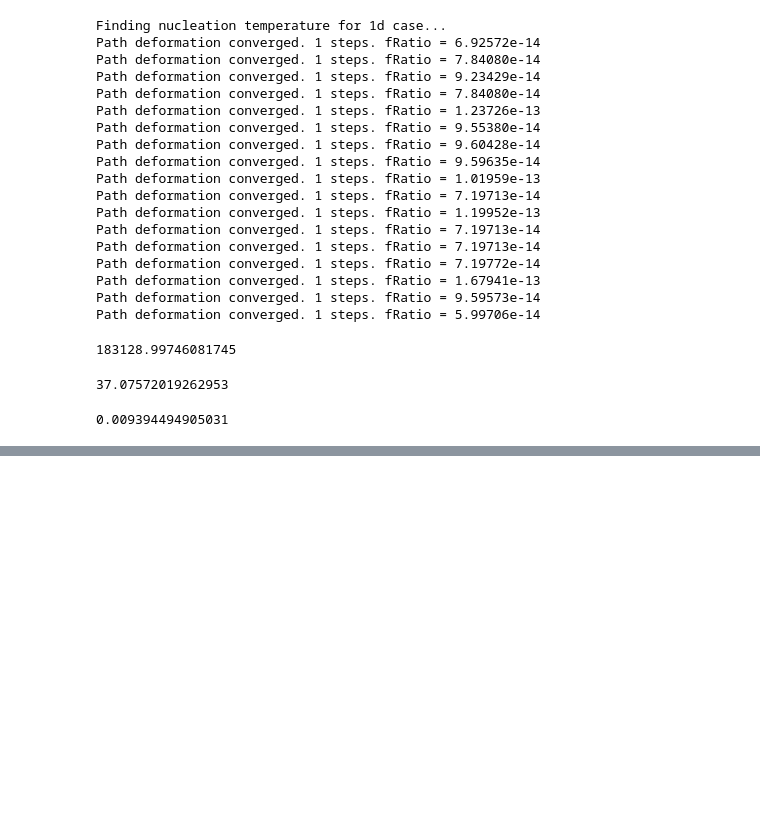
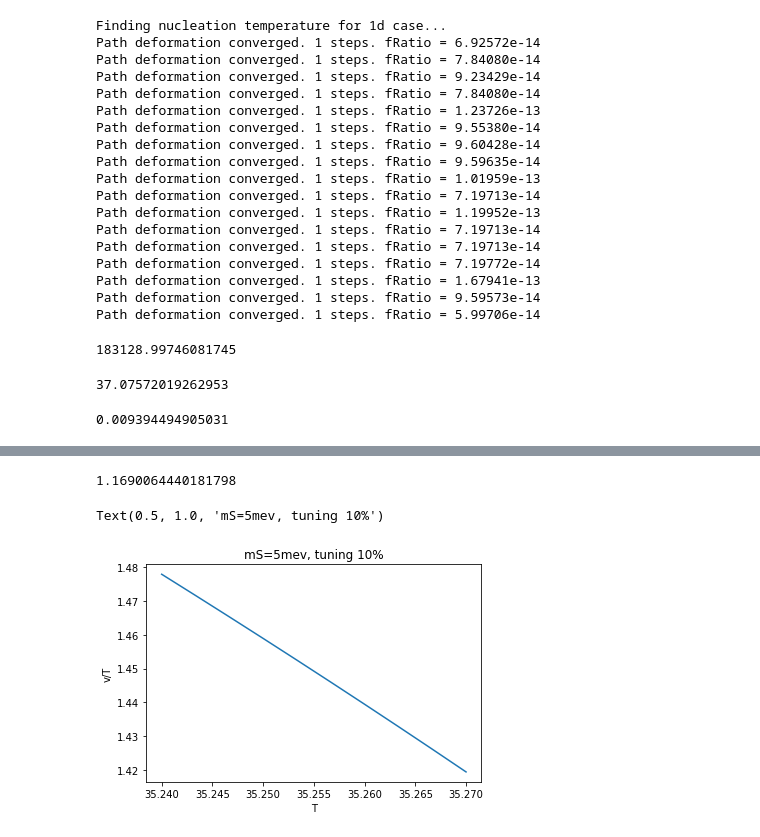
Before and after one commit to PB-316/SFO-EWPT-light-scalar, a Jupyter notebook: phase_transition/test.ipynb, the cells around one changed output, grey strips where cells are left out. Saved outputs shown, nothing was run; the diff lists cells and outputs as text; code cells hidden in the pictures; blank space fills up the shorter version.

Commit message:
polish plots

```diff
--- a/phase_transition/test.ipynb
+++ b/phase_transition/test.ipynb
@@ -433,0 +570,2 @@ m.alpha()
+# %%
+m=model(0.005, sintheta(0.005,0.1))
@@ -433,0 +592,17 @@ m.alpha()
+# %%
+m.truevev(T=m.Tn1d)/m.Tn1d
+# %% [output]
+1.1690064440181798
+# %%
+Tlist = np.linspace(35.27,35.24, 10).tolist()
+# %%
+phaselist=[]
+ratiolist=[]
+for T in Tlist:
+    vev=m.truevev(T)
+    strength=vev/T
+    phaselist.append([T,strength])
+    ratio=strength/1.1690064440181798
+    ratiolist.append([T,ratio])
+phaselist=np.array(phaselist).transpose().tolist()
+ratiolist=np.array(ratiolist).transpose().tolist()
@@ -433,0 +611,8 @@ m.alpha()
+# %%
+plt.plot(phaselist[0], phaselist[1])
+plt.ylabel('v/T')
+plt.xlabel('T')
+plt.title('mS=5mev, tuning 10%')
+# %% [output]
+Text(0.5, 1.0, 'mS=5mev, tuning 10%')
+[figure, added]
```
Also changed, not shown: parts of 22 cells of this notebook, 3 other files.
